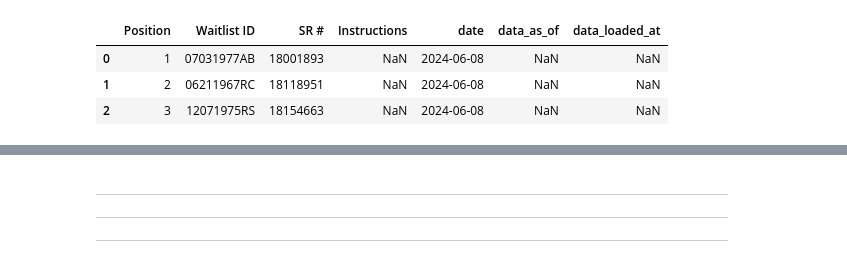
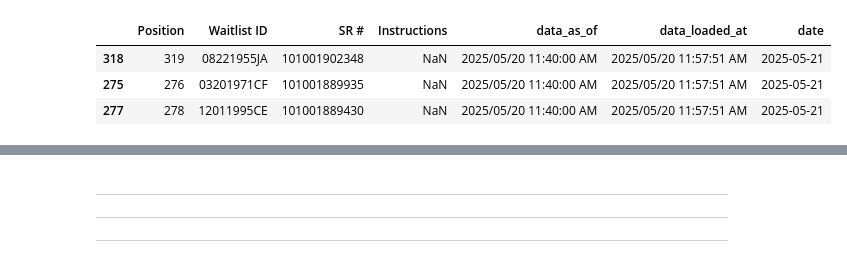
Before and after one commit to cbs-news-data-projects/waitlist_scraper, a Jupyter notebook: chart.ipynb, the cells around one changed output, grey strips where cells are left out. Cells and saved outputs as stored; diff of their text form; code cells hidden in the pictures.

```diff
--- a/chart.ipynb
+++ b/chart.ipynb
@@ -16,16 +17,16 @@ extract_date = re.compile(r'(\d{4}-\d{2}-\d{2})')
 # %%
 df_list = []
 
 for file in glob("waitlist_data/*.csv"):
     day = extract_date.search(file).group(0)
     df = pd.read_csv(file).assign( date = pd.to_datetime(day))
     df_list.append(df)
 
-df = pd.concat(df_list)
+df = pd.concat(df_list).sort_values("date", ascending=False)
 
 df.head(3)
 # %% [output]
-|  | Position | Waitlist ID | SR # | Instructions | date | data_as_of | data_loaded_at |
-| 0 | 1 | 07031977AB | 18001893 | NaN | 2024-06-08 | NaN | NaN |
-| 1 | 2 | 06211967RC | 18118951 | NaN | 2024-06-08 | NaN | NaN |
-| 2 | 3 | 12071975RS | 18154663 | NaN | 2024-06-08 | NaN | NaN |
+|  | Position | Waitlist ID | SR # | Instructions | data_as_of | data_loaded_at | date |
+| 318 | 319 | 08221955JA | 101001902348 | NaN | 2025/05/20 11:40:00 AM | 2025/05/20 11:57:51 AM | 2025-05-21 |
+| 275 | 276 | 03201971CF | 101001889935 | NaN | 2025/05/20 11:40:00 AM | 2025/05/20 11:57:51 AM | 2025-05-21 |
+| 277 | 278 | 12011995CE | 101001889430 | NaN | 2025/05/20 11:40:00 AM | 2025/05/20 11:57:51 AM | 2025-05-21 |
```
Also changed, not shown: parts of 5 cells of this notebook, 1 other file.
